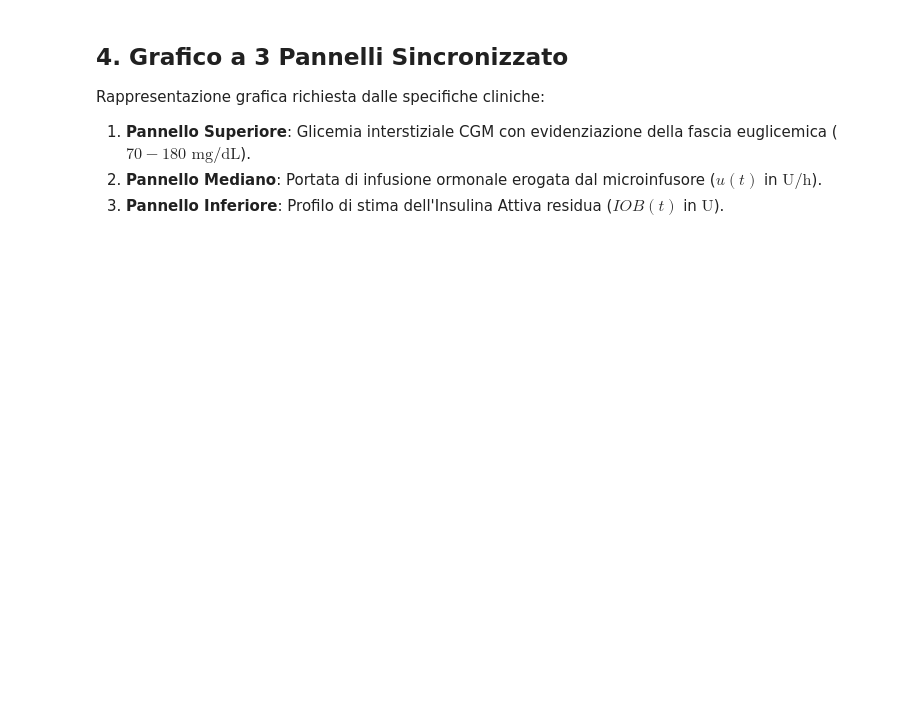
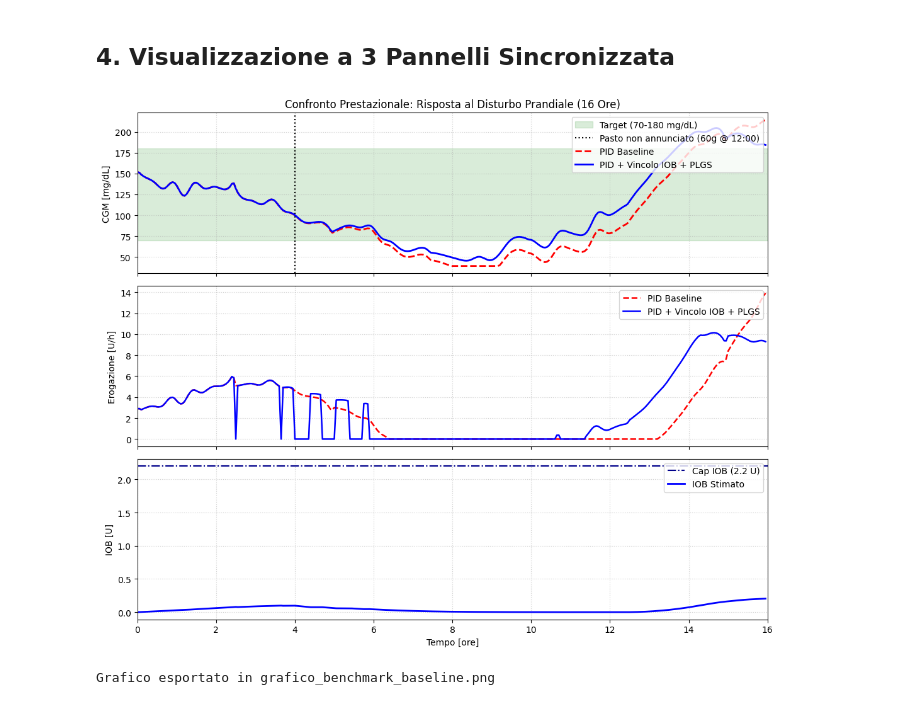
Before and after one commit to martinadonnicola7-svg/tesi-aid-simglucose, a Jupyter notebook: 01_baseline_pid_benchmark.ipynb, the cells around one changed output. Cells and saved outputs as stored; diff of their text form; code cells hidden in the pictures; blank space fills up the shorter version.

```diff
--- a/01_baseline_pid_benchmark.ipynb
+++ b/01_baseline_pid_benchmark.ipynb
@@ -260,50 +219,39 @@ display(df_metrics)
-# %% [markdown]
-## 4. Grafico a 3 Pannelli Sincronizzato
-
-Rappresentazione grafica richiesta dalle specifiche cliniche:
-1. **Pannello Superiore**: Glicemia interstiziale CGM con evidenziazione della fascia euglicemica ($70-180\text{ mg/dL}$).
-2. **Pannello Mediano**: Portata di infusione ormonale erogata dal microinfusore ($u(t)$ in $\text{U/h}$).
-3. **Pannello Inferiore**: Profilo di stima dell'Insulina Attiva residua ($IOB(t)$ in $\text{U}$).
+# %% [markdown]
+## 4. Visualizzazione a 3 Pannelli Sincronizzata
 # %%
-fig, axes = plt.subplots(3, 1, figsize=(12, 10), sharex=True)
-
-# Formattazione asse temporale in ore dall'avvio
+fig, axes = plt.subplots(3, 1, figsize=(11, 9), sharex=True)
 t_hours = [(t - df_pid['Time'].iloc[0]).total_seconds() / 3600.0 for t in df_pid['Time']]
 
-# --- 1. GLICEMIA (CGM) ---
-ax1 = axes[0]
-ax1.axhspan(70, 180, color='green', alpha=0.15, label='Fascia Euglicemica (70-180 mg/dL)')
-ax1.axhline(70, color='red', linestyle='--', linewidth=1, alpha=0.7)
-ax1.axhline(180, color='orange', linestyle='--', linewidth=1, alpha=0.7)
-ax1.axvline(4.0, color='black', linestyle=':', linewidth=1.5, label='Pasto non annunciato (60g @ 12:00)')
-ax1.plot(t_hours, df_pid['CGM'], 'r--', linewidth=2, label='PID Baseline')
-ax1.plot(t_hours, df_iob['CGM'], 'b-', linewidth=2, label='PID con Vincolo IOB + PLGS')
-ax1.set_ylabel('CGM [mg/dL]', fontsize=11)
-ax1.set_title('Risposta Dinamica a Disturbo Prandiale non Annunciato (Paziente adult#001)', fontsize=13, fontweight='bold')
-ax1.grid(True, linestyle=':', alpha=0.6)
-ax1.legend(loc='upper right')
+# 1. Glicemia
+axes[0].axhspan(70, 180, color='green', alpha=0.15, label='Target (70-180 mg/dL)')
+axes[0].axvline(4.0, color='black', linestyle=':', label='Pasto non annunciato (60g @ 12:00)')
+axes[0].plot(t_hours, df_pid['CGM'], 'r--', linewidth=2, label='PID Baseline')
+axes[0].plot(t_hours, df_iob['CGM'], 'b-', linewidth=2, label='PID + Vincolo IOB + PLGS')
+axes[0].set_ylabel('CGM [mg/dL]')
+axes[0].set_title('Confronto Prestazionale: Risposta al Disturbo Prandiale (16 Ore)')
+axes[0].legend(loc='upper right')
+axes[0].grid(True, linestyle=':', alpha=0.6)
 
-# --- 2. INFUSIONE INSULINICA ---
-ax2 = axes[1]
-ax2.axvline(4.0, color='black', linestyle=':', linewidth=1.5)
-ax2.plot(t_hours, df_pid['Insulin_Uh'], 'r--', linewidth=1.8, label='Infusione PID Baseline')
-ax2.plot(t_hours, df_iob['Insulin_Uh'], 'b-', linewidth=1.8, label='Infusione con Vincolo IOB + PLGS')
-ax2.set_ylabel('Erogazione [U/h]', fontsize=11)
-ax2.grid(True, linestyle=':', alpha=0.6)
-ax2.legend(loc='upper right')
+# 2. Infusione
+axes[1].plot(t_hours, df_pid['Insulin_Uh'], 'r--', linewidth=1.8, label='PID Baseline')
+axes[1].plot(t_hours, df_iob['Insulin_Uh'], 'b-', linewidth=1.8, label='PID + Vincolo IOB + PLGS')
+axes[1].set_ylabel('Erogazione [U/h]')
+axes[1].legend(loc='upper right')
+axes[1].grid(True, linestyle=':', alpha=0.6)
 
-# --- 3. INSULINA ATTIVA (IOB) ---
-ax3 = axes[2]
-ax3.axvline(4.0, color='black', linestyle=':', linewidth=1.5)
-ax3.axhline(2.2, color='darkblue', linestyle='-.', alpha=0.8, label='Soglia di saturazione IOB (Cap = 2.2 U)')
-ax3.plot(t_hours, df_iob['IOB'], 'b-', linewidth=2, label='Stima IOB (Controllore Vincolato)')
-ax3.set_ylabel('IOB Stimato [U]', fontsize=11)
-ax3.set_xlabel('Tempo dalla partenza della simulazione [ore]', fontsize=11)
-ax3.set_xlim([0, 16])
-ax3.grid(True, linestyle=':', alpha=0.6)
-ax3.legend(loc='upper right')
+# 3. IOB
+axes[2].axhline(2.2, color='darkblue', linestyle='-.', label='Cap IOB (2.2 U)')
+axes[2].plot(t_hours, df_iob['IOB'], 'b-', linewidth=2, label='IOB Stimato')
+axes[2].set_ylabel('IOB [U]')
+axes[2].set_xlabel('Tempo [ore]')
+axes[2].set_xlim([0, 16])
+axes[2].legend(loc='upper right')
+axes[2].grid(True, linestyle=':', alpha=0.6)
 
 plt.tight_layout()
 plt.savefig('grafico_benchmark_baseline.png', dpi=300)
 plt.show()
-print("Grafico a 3 pannelli generato ed esportato in grafico_benchmark_baseline.png.")
+print("Grafico esportato in grafico_benchmark_baseline.png")
+# %% [output]
+[figure, added]
+Grafico esportato in grafico_benchmark_baseline.png
```
Also changed, not shown: parts of 10 cells of this notebook, 5 other files.
